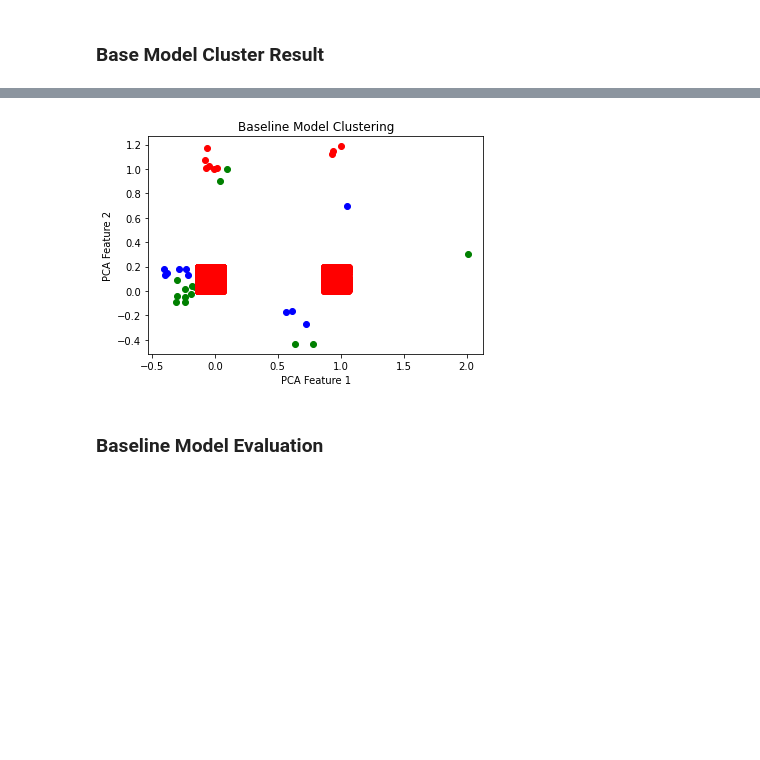
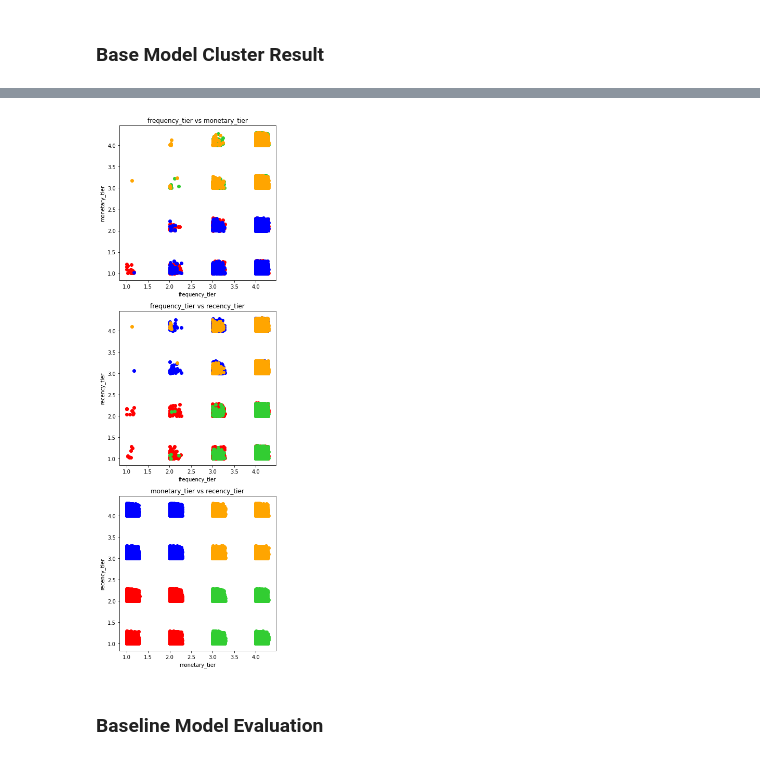
Before and after one commit to dion-ricky/future-data-1, a Jupyter notebook: notebook/2021-08-13_Unsupervised.ipynb, the cells around one changed output, grey strips where cells are left out. Cells and saved outputs as stored; diff of their text form; code cells hidden in the pictures; blank space fills up the shorter version.

```diff
--- a/notebook/2021-08-13_Unsupervised.ipynb
+++ b/notebook/2021-08-13_Unsupervised.ipynb
@@ -409,7 +366,7 @@ plt.show()
 ### Monetary Tier
 # %%
 # cek pake selain pd.cut
-rfm['monetary_tier'] = pd.qcut(customer_rfm['total_spending'], q=4, labels=False)
+rfm['monetary_tier'] = pd.qcut(rfm['total_spending'], q=4, labels=range(4, 0, -1))
 
 fig, ax = plt.subplots()
 
@@ -590,2 +565,4 @@ display(worst_cust.shape)
 # %% [markdown]
 ### Base Model Cluster Result
+# %%
+rfm['monet_code'] = 4 - rfm['monetary_tier'].astype('category').cat.codes
@@ -592,46 +585,66 @@ display(worst_cust.shape)
 # %%
-hsalc = high_spending_active_loyal_cust.copy()
-chsc = churned_high_spending_cust.copy()
-hsnc = high_spending_new_cust.copy()
-wc = worst_cust.copy()
+rfm['recency_tier'] = pd.factorize(rfm['recency_tier'], sort=True)[0] + 1
+rfm['monetary_tier'] = 4 - rfm['monetary_tier'].astype('category').cat.codes
 
+hsac = rfm[rfm['customer_segment'] == 'hsac']
+lsac = rfm[rfm['customer_segment'] == 'lsac']
+chsc = rfm[rfm['customer_segment'] == 'chsc']
+clsc = rfm[rfm['customer_segment'] == 'clsc']
+
+hsac = hsac.loc[:, ['recency_tier', 'frequency_tier', 'monetary_tier']]
+lsac = lsac.loc[:, ['recency_tier', 'frequency_tier', 'monetary_tier']]
 chsc = chsc.loc[:, ['recency_tier', 'frequency_tier', 'monetary_tier']]
-hsnc = hsnc.loc[:, ['recency_tier', 'frequency_tier', 'monetary_tier']]
-wc = wc.loc[:, ['recency_tier', 'frequency_tier', 'monetary_tier']]
+clsc = clsc.loc[:, ['recency_tier', 'frequency_tier', 'monetary_tier']]
 # %%
-def add_random_noise(arr, noise_strength):
-    for i, v in enumerate(arr):
-        arr[i] = v + (np.random.rand() * noise_strength)
+def add_random_noise(s, noise_strength=0.5):
+    np.random.seed(np.random.randint(1, len(s)))
+    noise = [np.random.rand() * (np.random.rand() * noise_strength) for i in range(0, len(s))]
+    s = s + noise
+    return s
 
-    return arr
+rfm_t = rfm.copy()
+rfm_t['recency_tier'] = add_random_noise(rfm_t.loc[:, 'recency_tier'], 0.3)
+rfm_t['frequency_tier'] = add_random_noise(rfm_t.loc[:, 'frequency_tier'], 0.3)
+rfm_t['monetary_tier'] = add_random_noise(rfm_t.loc[:, 'monetary_tier'], 0.3)
 
-chsc_pca = PCA(n_components=2)
-chsc = chsc_pca.fit_transform(chsc)
-chsc[:, 0] = add_random_noise(chsc[:, 0], 0.2)
-chsc[:, 1] = add_random_noise(chsc[:, 1], 0.2)
+colors = ['r', 'limegreen', 'b', 'orange']
+segment = ['hsac', 'lsac', 'chsc', 'clsc']
 
-hsnc_pca = PCA(n_components=2)
-hsnc = hsnc_pca.fit_transform(hsnc)
-hsnc[:, 0] = add_random_noise(hsnc[:, 0], 0.2)
-hsnc[:, 1] = add_random_noise(hsnc[:, 1], 0.2)
+t = ['frequency_tier', 'monetary_tier', 'recency_tier']
+c = []
+f = []
 
-wc_pca = PCA(n_components=2)
-wc = wc_pca.fit_transform(wc)
-wc[:, 0] = add_random_noise(wc[:, 0], 0.2)
-wc[:, 1] = add_random_noise(wc[:, 1], 0.2)
+for i in range(0, len(t)):
+    for j in range(0, len(t)):
+        t0 = t[i]
+        t1 = t[j]
 
-fig, ax = plt.subplots()
+        if t0 == t1:
+            continue
 
-ax.scatter(chsc[:, 0], chsc[:, 1], color='b')
-ax.scatter(hsnc[:, 0], hsnc[:, 1], color='g')
-ax.scatter(wc[:, 0], wc[:, 1], color='r')
-ax.set_xlabel('PCA Feature 1')
-ax.set_ylabel('PCA Feature 2')
-ax.set_title('Baseline Model Clustering')
+        if [t0, t1] in c:
+            continue
+        else:
+            f.append([t0, t1])
+            c.append([t0, t1])
+            c.append([t1, t0])
 
+fig, axs = plt.subplots(len(f), 1)
+fig.set_size_inches(5, 15, forward=True)
+
+for i in range(0, len(f)):
+    for j in segment:
+        ax = axs[i]
+        _ttt = rfm_t[rfm_t['customer_segment'] == j]
+        ax.scatter(_ttt[f[i][0]], _ttt[f[i][1]], color=colors[segment.index(j)])
+        ax.set_title('{} vs {}'.format(f[i][0], f[i][1]))
+        ax.set_xlabel(f[i][0])
+        ax.set_ylabel(f[i][1])
+
+plt.tight_layout()
 plt.show()
 # %% [output]
-[figure, old version]
+[figure, new version]
 # %% [markdown]
 ### Baseline Model Evaluation
 # %%
```
Also changed, not shown: parts of 40 cells of this notebook.
